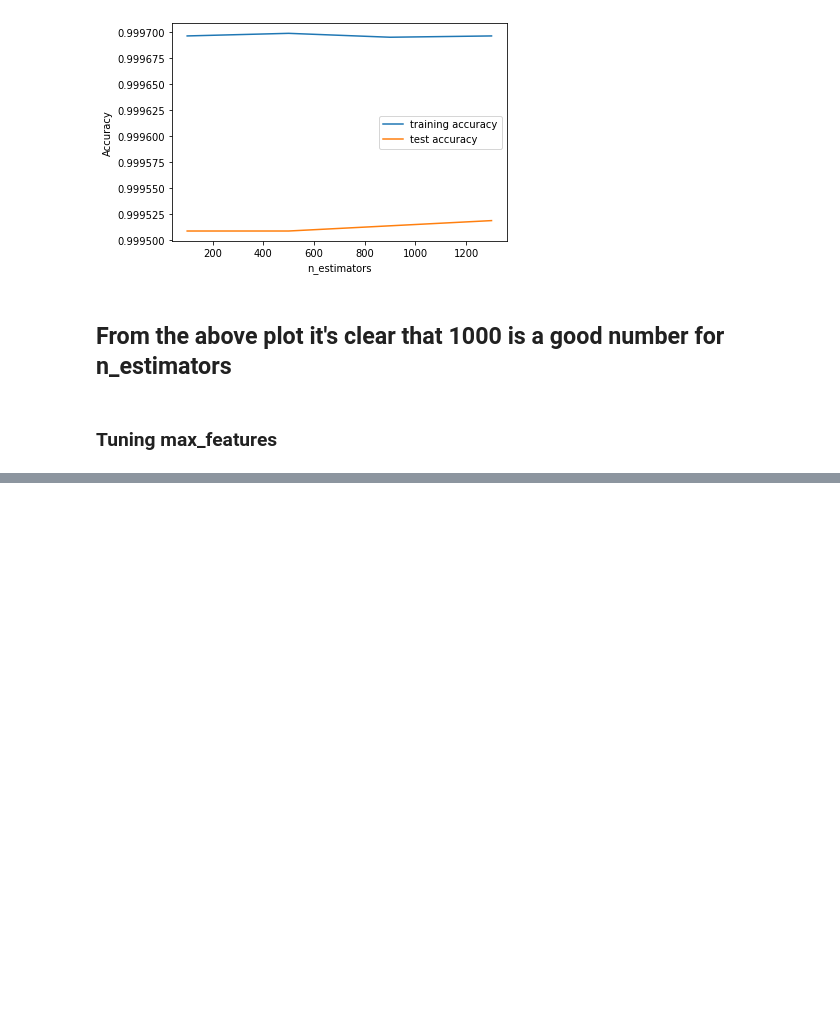
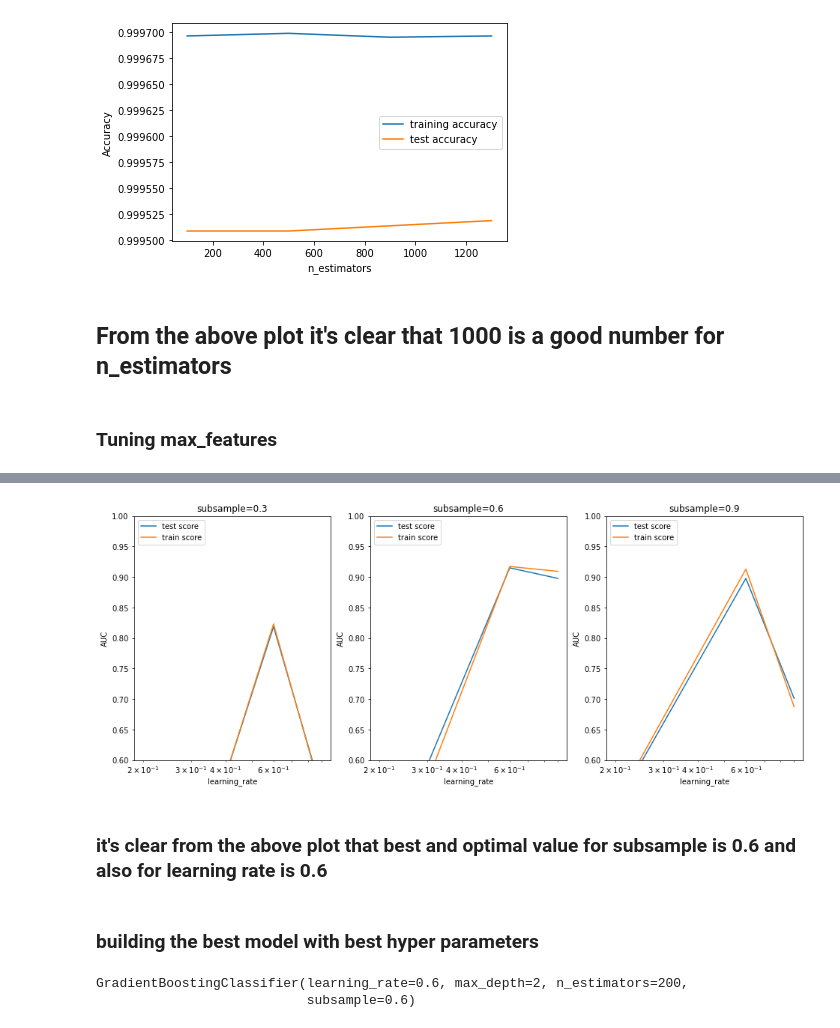
Before and after one commit to sumanjitmoshat/ClassicalML, a Jupyter notebook: Credit_Card_Fraud.ipynb, the cells around one changed output, grey strips where cells are left out. Cells and saved outputs as stored; diff of their text form; code cells hidden in the pictures; blank space fills up the shorter version.

```diff
--- a/Credit_Card_Fraud.ipynb
+++ b/Credit_Card_Fraud.ipynb
@@ -1639,0 +2073,19 @@ plt.show()
+# %%
+# parameter grid
+param_grid = {"learning_rate": [0.2, 0.6, 0.9],
+              "subsample": [0.3, 0.6, 0.9]
+             }
+# %%
+# adaboost with the tree as base estimator
+GBC = GradientBoostingClassifier(max_depth=2, n_estimators=200)
+# %%
+# run grid search
+folds = 3
+grid_search_GBC = GridSearchCV(GBC,
+                               cv = folds,
+                               param_grid=param_grid,
+                               scoring = 'roc_auc',
+                               return_train_score=True,
+                               verbose = 1,n_jobs=8)
+
+grid_search_GBC.fit(X_train, y_train)
@@ -1639,0 +2103,3 @@ plt.show()
+# %%
+cv_results = pd.DataFrame(grid_search_GBC.cv_results_)
+cv_results.head()
@@ -1639,0 +2113,26 @@ plt.show()
+# %%
+# # plotting
+plt.figure(figsize=(16,6))
+
+
+for n, subsample in enumerate(param_grid['subsample']):
+
+
+    # subplot 1/n
+    plt.subplot(1,len(param_grid['subsample']), n+1)
+    df = cv_results[cv_results['param_subsample']==subsample]
+
+    plt.plot(df["param_learning_rate"], df["mean_test_score"])
+    plt.plot(df["param_learning_rate"], df["mean_train_score"])
+    plt.xlabel('learning_rate')
+    plt.ylabel('AUC')
+    plt.title("subsample={0}".format(subsample))
+    plt.ylim([0.60, 1])
+    plt.legend(['test score', 'train score'], loc='upper left')
+    plt.xscale('log')
+# %% [output]
+[figure, added]
+# %% [markdown]
+### it's clear from the above plot that best and optimal value for subsample is 0.6 and also for learning rate is 0.6
+# %% [markdown]
+### building the best model with best hyper parameters
@@ -1639,0 +2141,5 @@ plt.show()
+# %%
+GBC.fit(X_train,y_train)
+# %% [output]
+GradientBoostingClassifier(learning_rate=0.6, max_depth=2, n_estimators=200,
+                           subsample=0.6)
```
Also changed, not shown: parts of 82 cells of this notebook.
